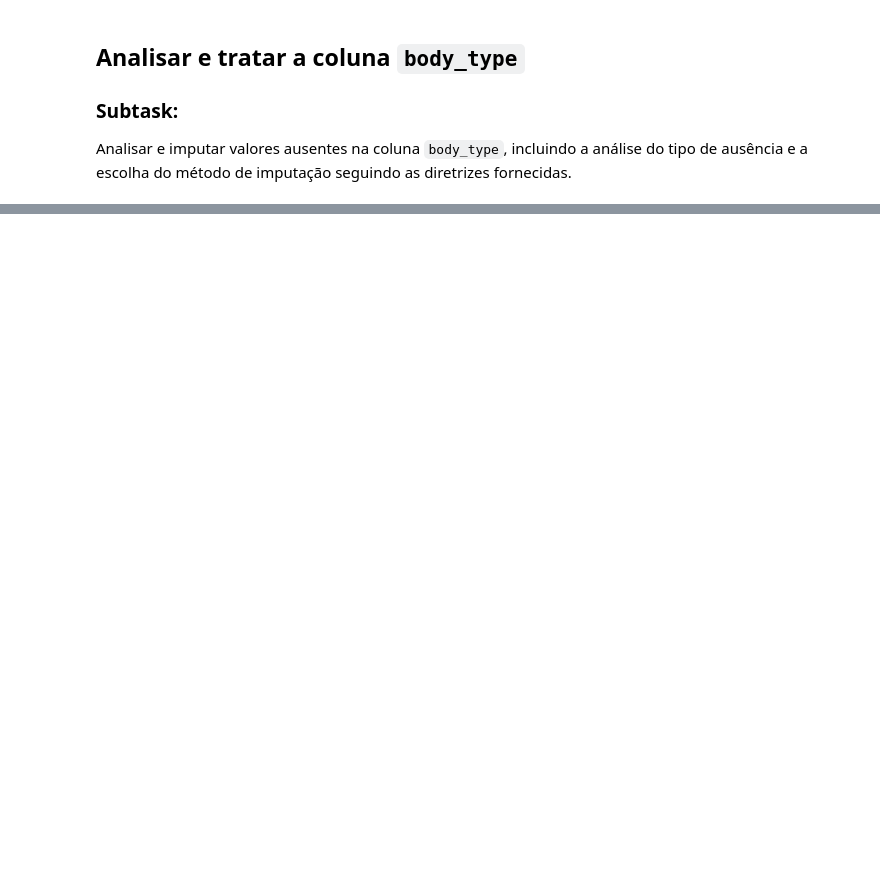
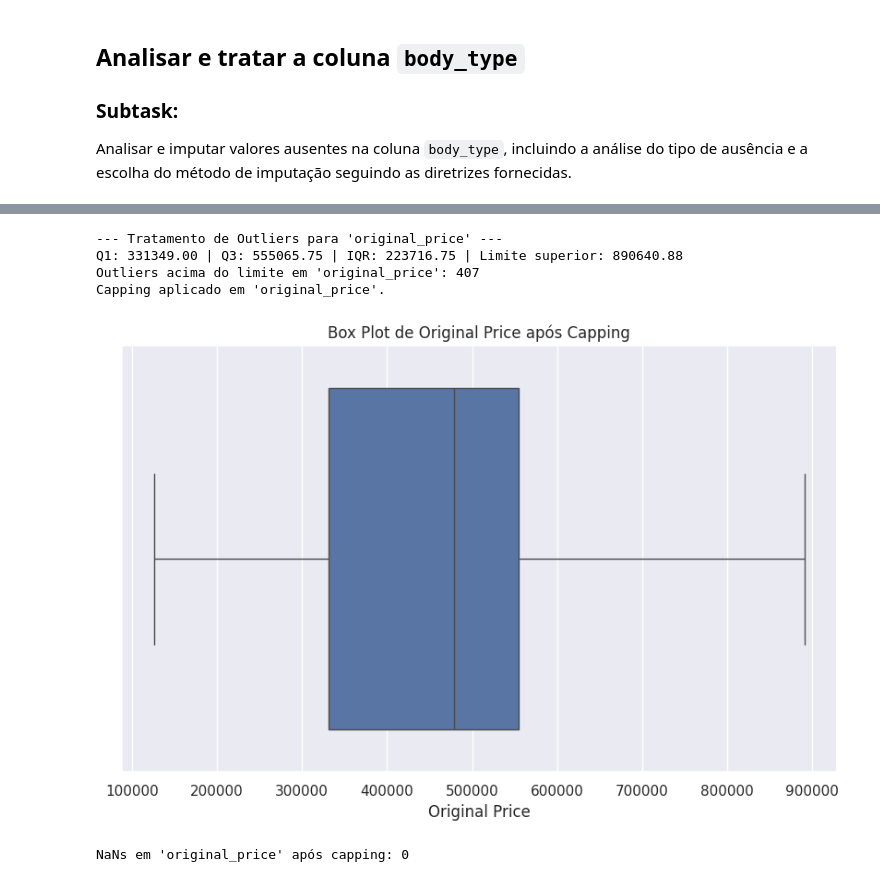
Before and after one commit to Lbragaa/TrabalhoCienciaDados_tlvzzuado, a Jupyter notebook: Reorganizando.ipynb, the cells around one changed output, grey strips where cells are left out. Drawn from its saved outputs; the diff is of its cells as text; code cells hidden in the pictures; blank space fills up the shorter version.

```diff
--- a/Reorganizando.ipynb
+++ b/Reorganizando.ipynb
@@ -795,3 +970,12 @@ Dessa forma:
   diferente);
 - usamos uma estratégia simples e interpretável, adequada ao contexto do
   projeto.
+# %%
+fill_value_ca = "unknown"
+missing_before_ca = df["car_availability"].isna().sum()
+print(f"Valores ausentes em 'car_availability' ANTES: {missing_before_ca}")
+
+df["car_availability"] = df["car_availability"].fillna(fill_value_ca)
+
+missing_after_ca = df["car_availability"].isna().sum()
+print(f"Valores ausentes em 'car_availability' DEPOIS: {missing_after_ca}")
@@ -1027,0 +1295,38 @@ For example, when doing 'df[col].method(value, inplace=True)', try using 'df.met
+# %%
+# --- Tratamento de Outliers para 'original_price' ---
+print("--- Tratamento de Outliers para 'original_price' ---")
+
+Q1 = df['original_price'].quantile(0.25)
+Q3 = df['original_price'].quantile(0.75)
+IQR = Q3 - Q1
+upper_limit_original_price = Q3 + 1.5 * IQR
+
+outliers_count = df[df['original_price'] > upper_limit_original_price].shape[0]
+print(f"Q1: {Q1:.2f} | Q3: {Q3:.2f} | IQR: {IQR:.2f} | Limite superior: {upper_limit_original_price:.2f}")
+print(f"Outliers acima do limite em 'original_price': {outliers_count}")
+
+# Capping
+import numpy as np
+import seaborn as sns
+import matplotlib.pyplot as plt
+
+df['original_price'] = np.where(df['original_price'] > upper_limit_original_price,
+                               upper_limit_original_price,
+                               df['original_price'])
+print("Capping aplicado em 'original_price'.")
+
+# Boxplot após capping
+plt.figure(figsize=(10, 6))
+sns.boxplot(x=df['original_price'])
+plt.title('Box Plot de Original Price após Capping')
+plt.xlabel('Original Price')
+plt.show()
+
+print("NaNs em 'original_price' após capping:", df['original_price'].isnull().sum())
+# %% [output]
+--- Tratamento de Outliers para 'original_price' ---
+Q1: 331349.00 | Q3: 555065.75 | IQR: 223716.75 | Limite superior: 890640.88
+Outliers acima do limite em 'original_price': 407
+Capping aplicado em 'original_price'.
+[figure, added]
+NaNs em 'original_price' após capping: 0
```
Also changed, not shown: parts of 36 cells of this notebook.
